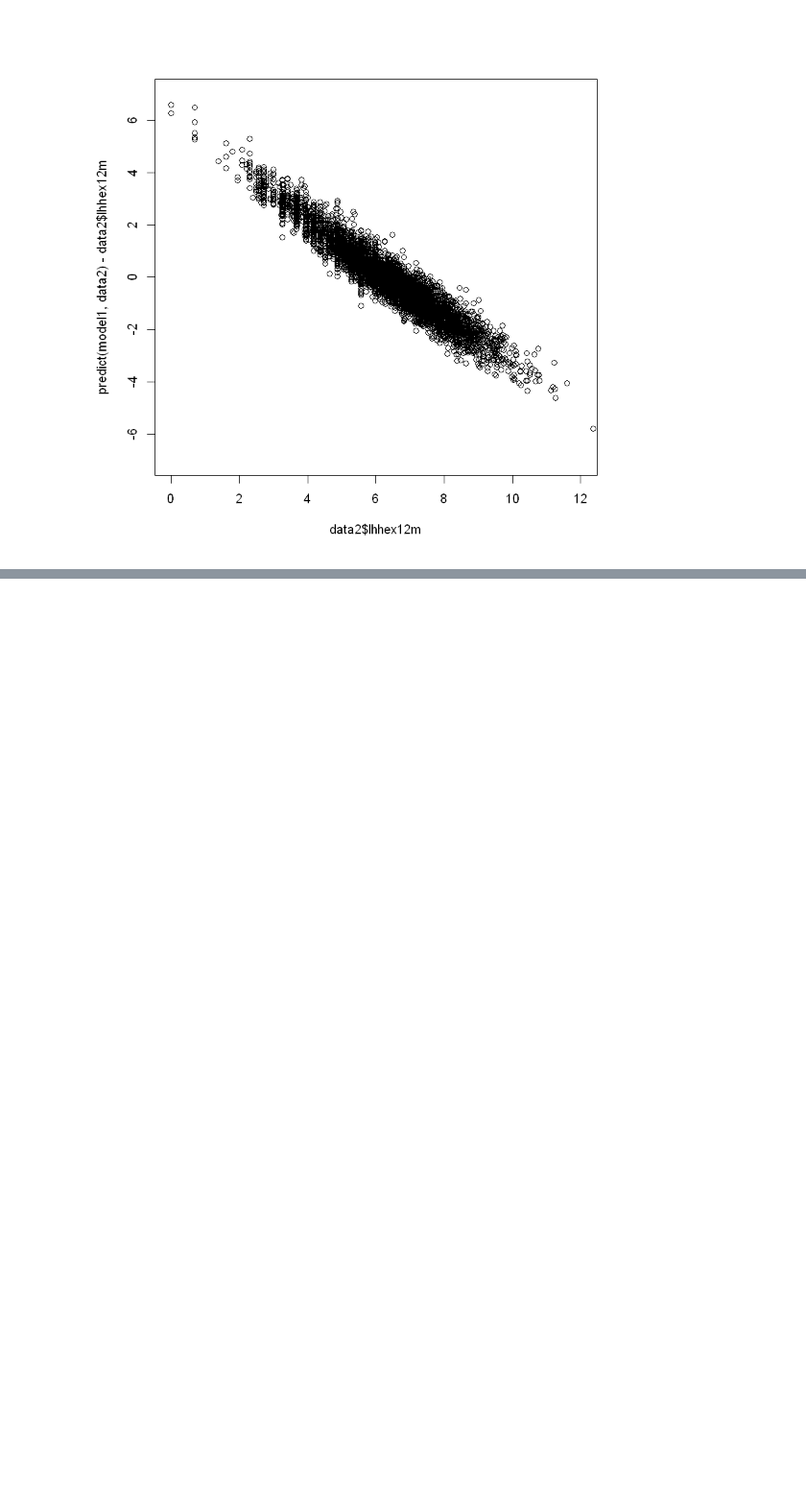
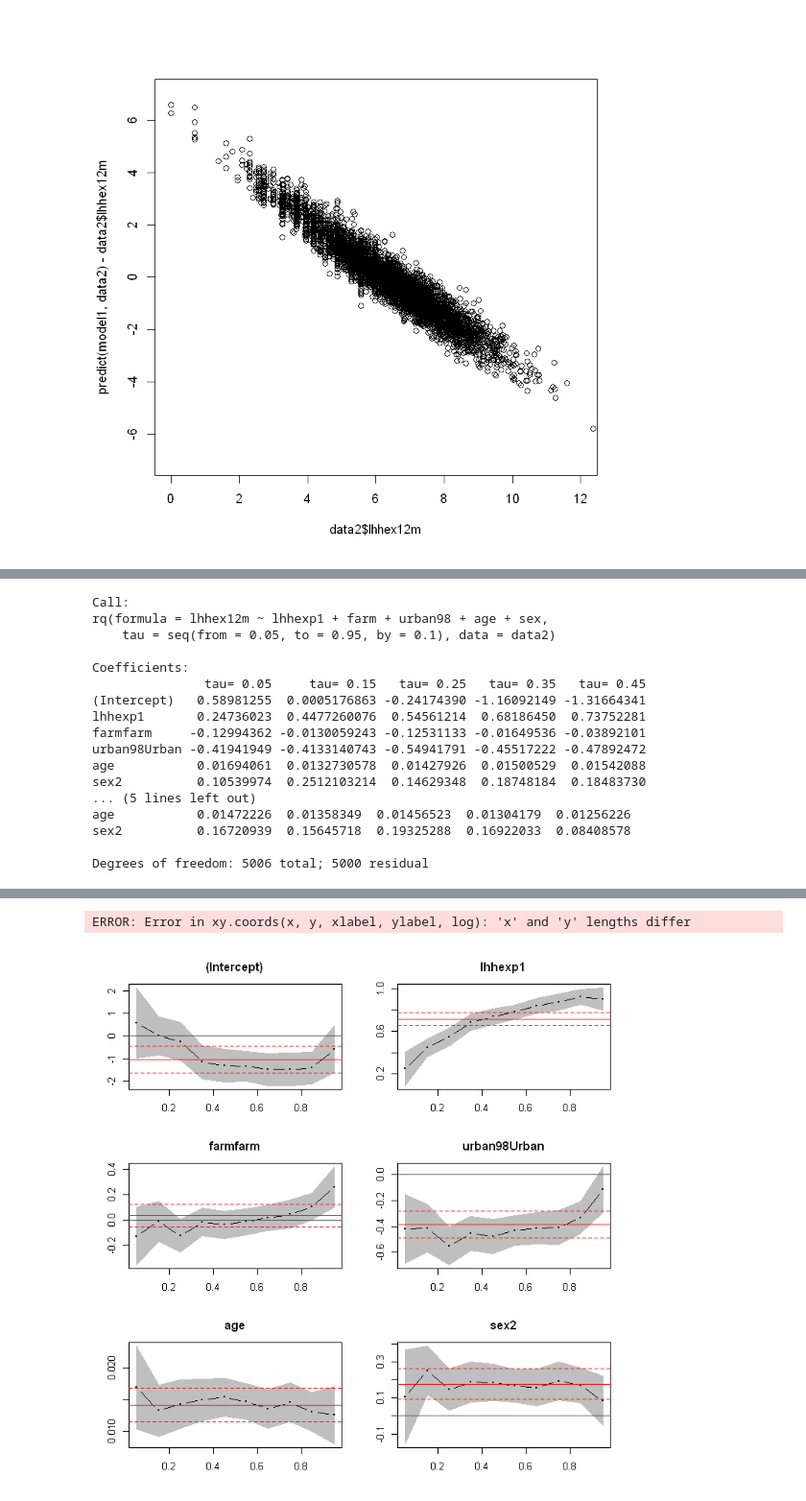
Before and after one commit to magicbeans817/ecox1, a Jupyter notebook: HW1.ipynb, the cells around one changed output, grey strips where cells are left out. Shown: that part at 96% size. Cells and saved outputs as stored; diff of their text form; code cells hidden in the pictures; blank space fills up the shorter version.

```diff
--- a/HW1.ipynb
+++ b/HW1.ipynb
@@ -385,0 +391,25 @@ Although our model is statistically significant, it performs poorly. Value of Mu
+# %%
+library(quantreg)
+model2 <- rq(lhhex12m ~ lhhexp1 + farm + urban98 + age + sex, data=data2, tau=seq(from=0.05, to=0.95, by=0.1))
+print(model2)
+
+options(repr.plot.width=6, repr.plot.height=6)
+plot(summary(model2))
+# %% [output]
+Call:
+rq(formula = lhhex12m ~ lhhexp1 + farm + urban98 + age + sex,
+    tau = seq(from = 0.05, to = 0.95, by = 0.1), data = data2)
+
+Coefficients:
+               tau= 0.05     tau= 0.15   tau= 0.25   tau= 0.35   tau= 0.45
+(Intercept)   0.58981255  0.0005176863 -0.24174390 -1.16092149 -1.31664341
+lhhexp1       0.24736023  0.4477260076  0.54561214  0.68186450  0.73752281
+farmfarm     -0.12994362 -0.0130059243 -0.12531133 -0.01649536 -0.03892101
+urban98Urban -0.41941949 -0.4133140743 -0.54941791 -0.45517222 -0.47892472
+age           0.01694061  0.0132730578  0.01427926  0.01500529  0.01542088
+sex2          0.10539974  0.2512103214  0.14629348  0.18748184  0.18483730
+... (5 lines left out)
+age           0.01472226  0.01358349  0.01456523  0.01304179  0.01256226
+sex2          0.16720939  0.15645718  0.19325288  0.16922033  0.08408578
+
+Degrees of freedom: 5006 total; 5000 residual
@@ -385,0 +418,2 @@ Although our model is statistically significant, it performs poorly. Value of Mu
+ERROR: Error in xy.coords(x, y, xlabel, ylabel, log): 'x' and 'y' lengths differ
+[figure, added]
```
Also changed, not shown: parts of 4 cells of this notebook.
